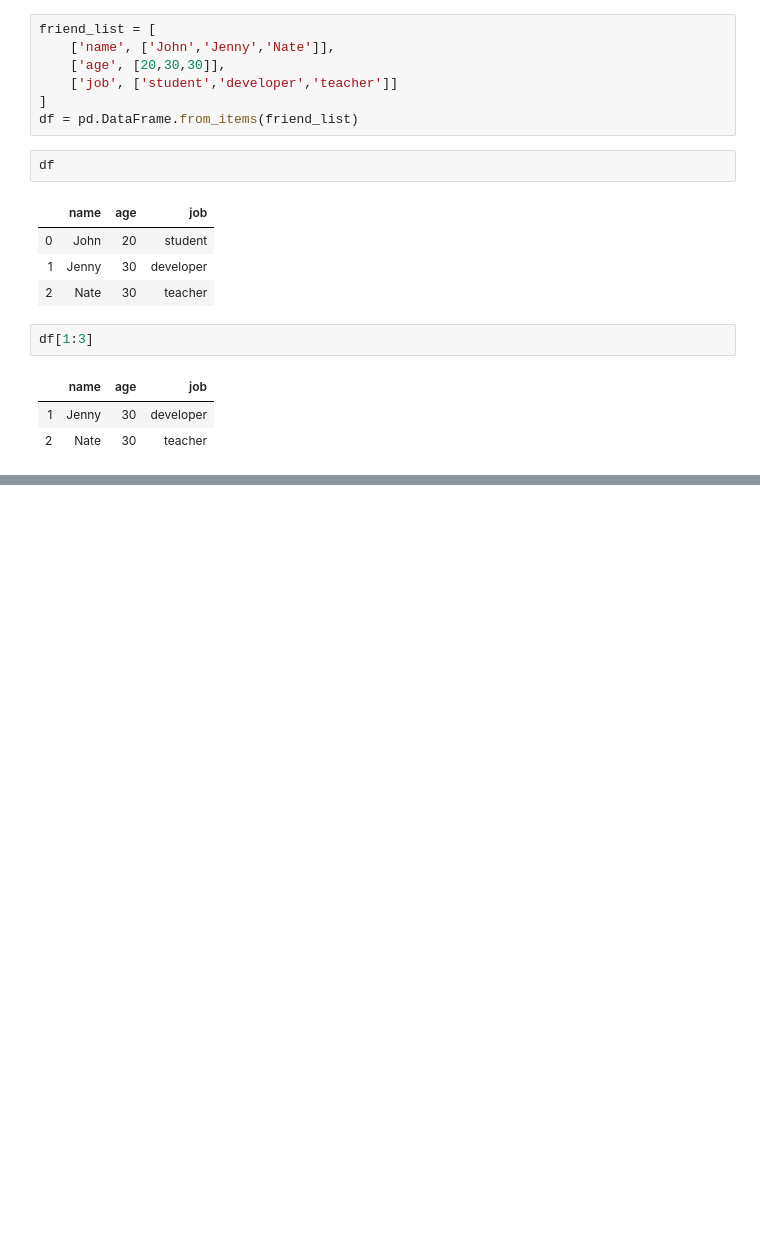
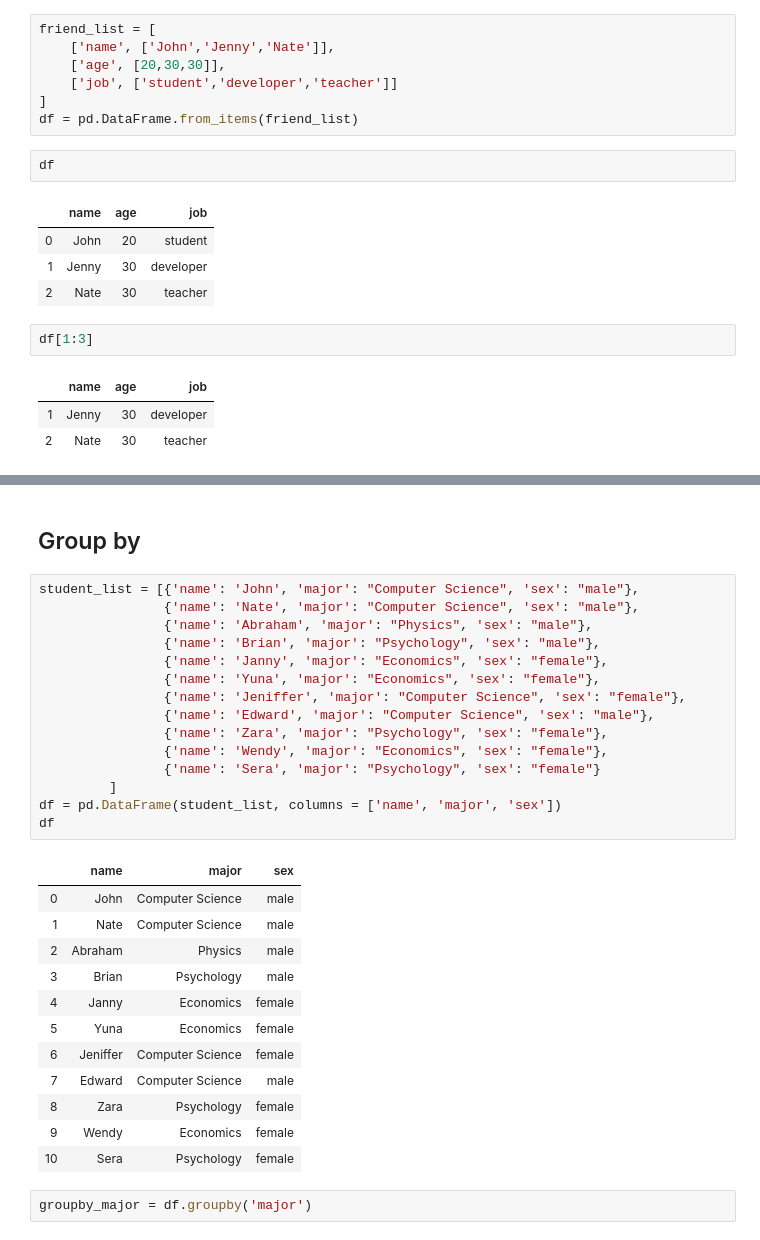
Before and after one commit to dy5299/TIL, a Jupyter notebook: 202003/200319 pandas.ipynb, the cells around one changed output, grey strips where cells are left out. Drawn from its saved outputs; the diff is of its cells as text; blank space fills up the shorter version.

```diff
--- a/202003/200319 pandas.ipynb
+++ b/202003/200319 pandas.ipynb
@@ -239,0 +596,32 @@ df[1:3]
+# %% [markdown]
+## Group by
+# %%
+student_list = [{'name': 'John', 'major': "Computer Science", 'sex': "male"},
+                {'name': 'Nate', 'major': "Computer Science", 'sex': "male"},
+                {'name': 'Abraham', 'major': "Physics", 'sex': "male"},
+                {'name': 'Brian', 'major': "Psychology", 'sex': "male"},
+                {'name': 'Janny', 'major': "Economics", 'sex': "female"},
+                {'name': 'Yuna', 'major': "Economics", 'sex': "female"},
+                {'name': 'Jeniffer', 'major': "Computer Science", 'sex': "female"},
+                {'name': 'Edward', 'major': "Computer Science", 'sex': "male"},
+                {'name': 'Zara', 'major': "Psychology", 'sex': "female"},
+                {'name': 'Wendy', 'major': "Economics", 'sex': "female"},
+                {'name': 'Sera', 'major': "Psychology", 'sex': "female"}
+         ]
+df = pd.DataFrame(student_list, columns = ['name', 'major', 'sex'])
+df
+# %% [output]
+|  | name | major | sex |
+| 0 | John | Computer Science | male |
+| 1 | Nate | Computer Science | male |
+| 2 | Abraham | Physics | male |
+| 3 | Brian | Psychology | male |
+| 4 | Janny | Economics | female |
+| 5 | Yuna | Economics | female |
+| 6 | Jeniffer | Computer Science | female |
+| 7 | Edward | Computer Science | male |
+| 8 | Zara | Psychology | female |
+| 9 | Wendy | Economics | female |
+| 10 | Sera | Psychology | female |
+# %%
+groupby_major = df.groupby('major')
```
Also changed, not shown: parts of 116 cells of this notebook.
